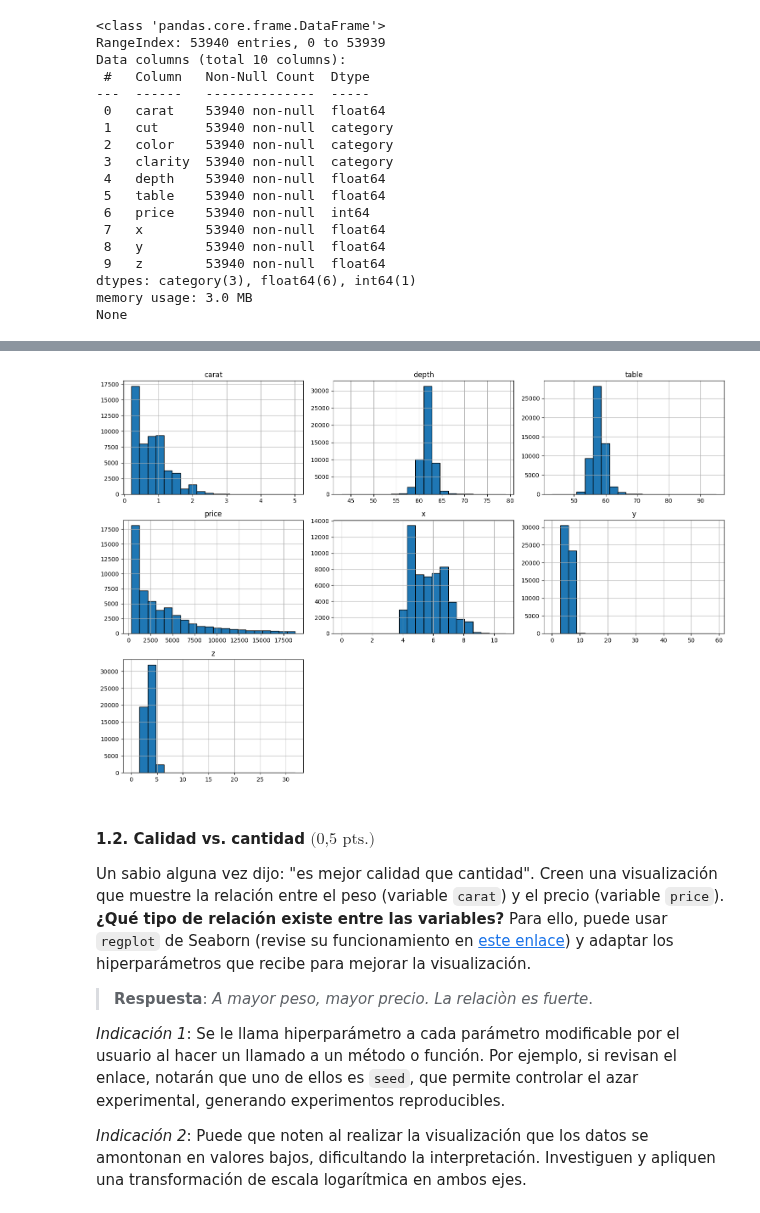
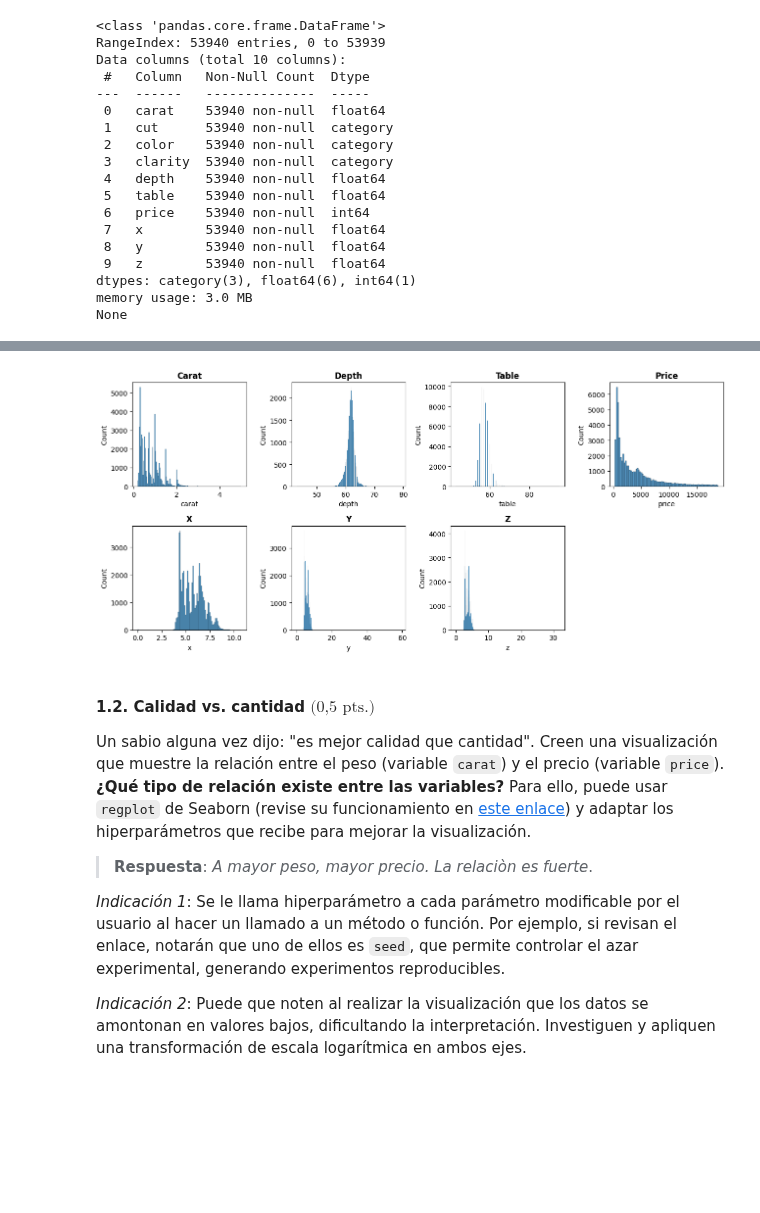
Before and after one commit to milemrc5-cpu/cursoedv-tarea1-equipo2, a Jupyter notebook: tareaedv.ipynb, the cells around one changed output, grey strips where cells are left out. Cells and saved outputs as stored; diff of their text form; code cells hidden in the pictures; blank space fills up the shorter version.

```diff
--- a/tareaedv.ipynb
+++ b/tareaedv.ipynb
@@ -124,16 +99,17 @@ display(data_diamantes.describe())
 # %%
 cont_columns = ["carat","depth","table","price	x	y	z"]
-# %%
-import matplotlib.pyplot as plt
-
-# Esto generará los 7 histogramas automáticamente
-data_diamantes.hist(bins=20, figsize=(15, 10), layout=(3, 3), edgecolor='black')
-
-# Ajusta el espacio entre gráficas para que no se encimen los títulos
-plt.tight_layout()
-#plt.show()
-# %% [output]
-[figure, removed]
+# %%
+import matplotlib.pyplot as plt
+cont_columns = ["carat","depth","table","price","x","y","z"]
+
+plt.figure(figsize=(13,6))
+for n,column in enumerate(cont_columns):
+  plt.subplot(2, 4, n+1)
+  sns.histplot(data_diamantes[column])
+  plt.title(f'{column.title()}',weight='bold')
+  plt.tight_layout()
+# %% [output]
+[figure, added]
 # %% [markdown]
 #### 1.2. Calidad vs. cantidad $\textrm{(0,5 pts.)}$
 
```
Also changed, not shown: parts of 9 cells of this notebook.
